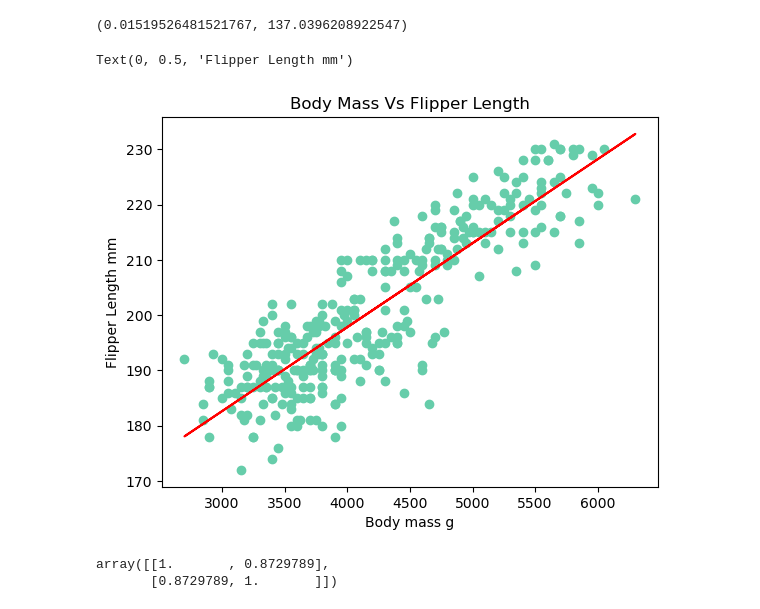
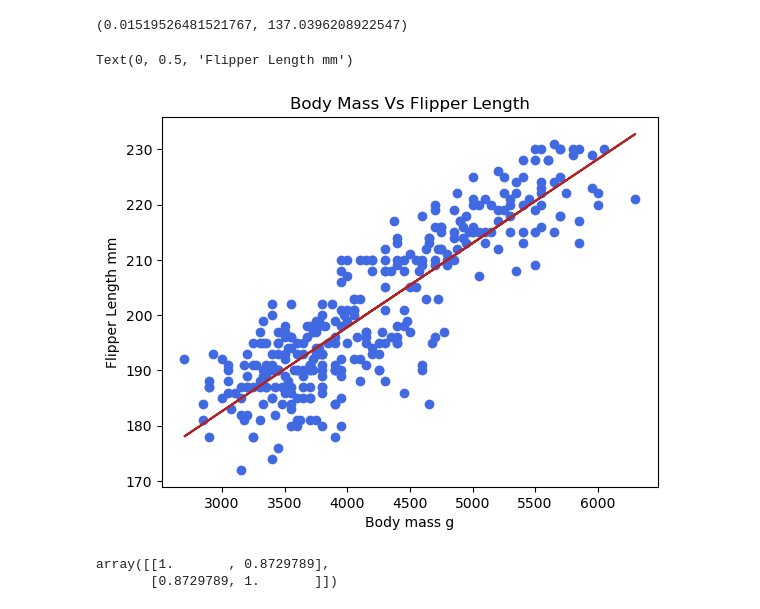
Before and after one commit to RobAstur/Principles-of-data-analytics-, a Jupyter notebook: penguins.ipynb, the cells around one changed output. Saved outputs shown, nothing was run; the diff lists cells and outputs as text; code cells hidden in the pictures.

```diff
--- a/penguins.ipynb
+++ b/penguins.ipynb
@@ -202,22 +197,24 @@ m,c
 # %% [output]
 (0.01519526481521767, 137.0396208922547)
 # %%
-#Create a new figure and set of axes
+#Create a new plot using subplots
+
 fig, ax = plt.subplots()
 
 #Siple plot
-ax.plot(body_mass,flipper_length,"o", color = "mediumaquamarine")
+
+ax.plot(body_mass,flipper_length,"o", color = "royalblue")
 
 #Siple plot
-ax.plot(body_mass, m * body_mass + c,"r-")
+ax.plot(body_mass, m * body_mass + c,"firebrick")
 
 
 ax.set_title("Body Mass Vs Flipper Length")
 
 ax.set_xlabel("Body mass g")
 
 ax.set_ylabel("Flipper Length mm")
 # %% [output]
 Text(0, 0.5, 'Flipper Length mm')
-[figure, old version]
+[figure, new version]
 # %%
```
Also changed, not shown: parts of 18 cells of this notebook, 1 other file.
